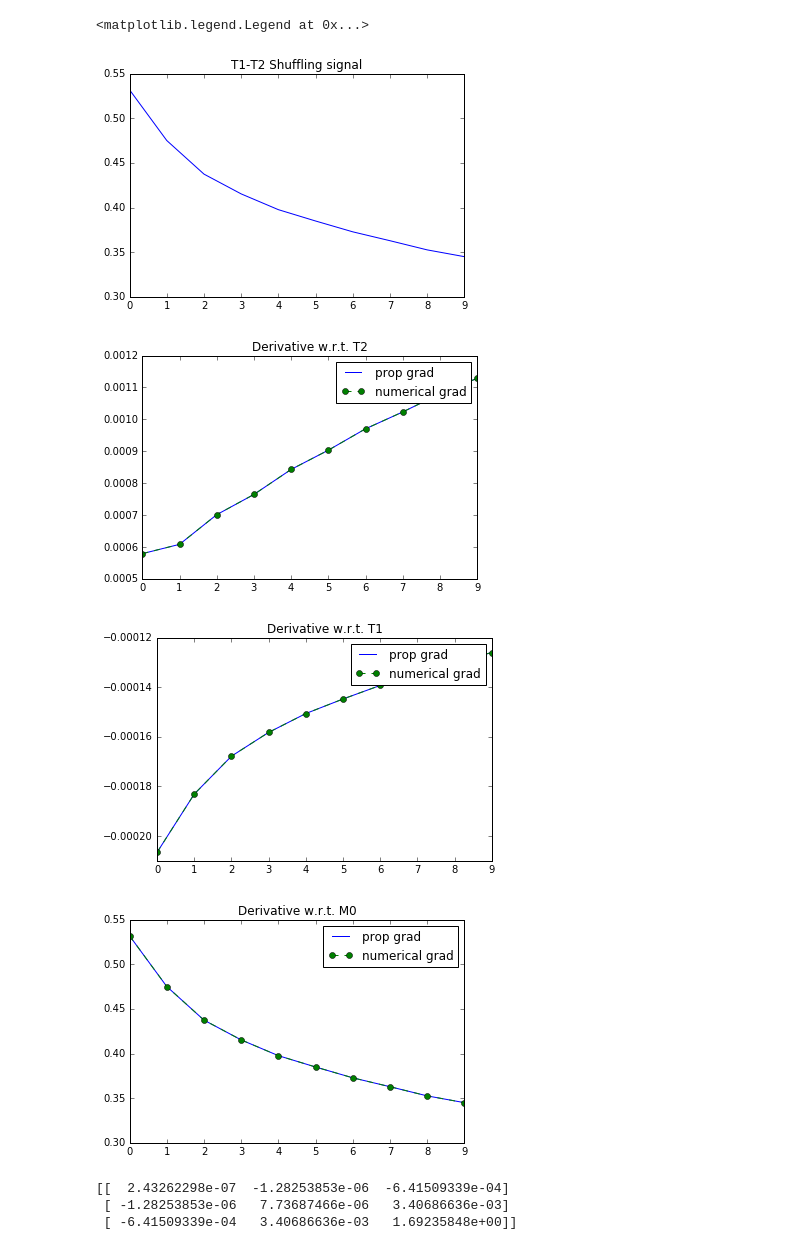
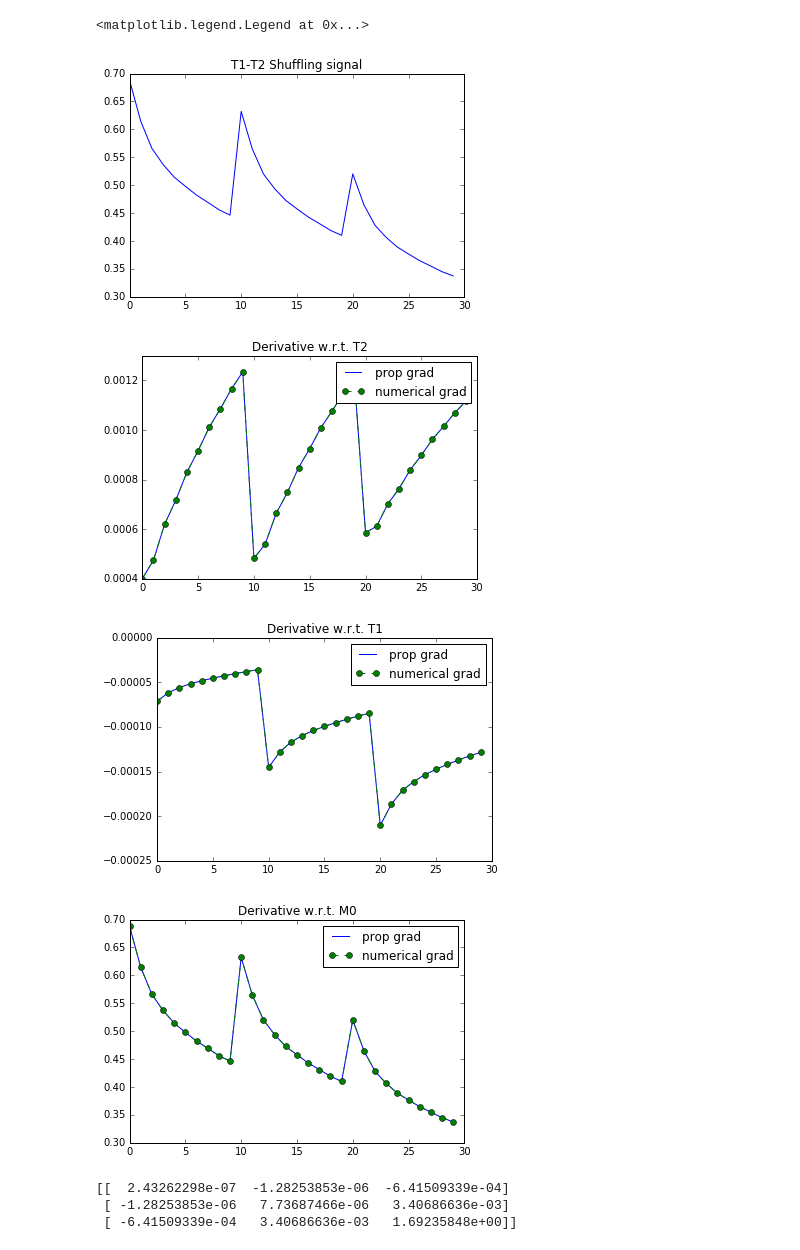
Before and after one commit to utcsilab/mri-sim-py, a Jupyter notebook: epg/T1-T2 Shuffling Fisher Information.ipynb, the cells around one changed output. Drawn from its saved outputs; the diff is of its cells as text; code cells hidden in the pictures.

```diff
--- a/epg/T1-T2 Shuffling Fisher Information.ipynb
+++ b/epg/T1-T2 Shuffling Fisher Information.ipynb
@@ -41,7 +41,6 @@ TE = 5
 
 TRs = np.array([2800, 1700, 950])
 
-TRs = np.array([1000])
 N = len(TRs)
 
 T = 10
@@ -122,8 +121,8 @@ M0 numerical vs prop gradient error: 4.37995533887e-12
 <matplotlib.legend.Legend at 0x...>
-[figure, old version]
+[figure, new version]
-[figure, old version]
+[figure, new version]
-[figure, old version]
+[figure, new version]
-[figure, old version]
+[figure, new version]
 # %%
 def fisher_prime_entry(myfun0, myfun1, angles_rad, TE, TRs, M0, T1, T2):
     t = myfun0(angles_rad, TE, TRs, M0, T1, T2)
```
Also changed, not shown: parts of 1 cell of this notebook.
